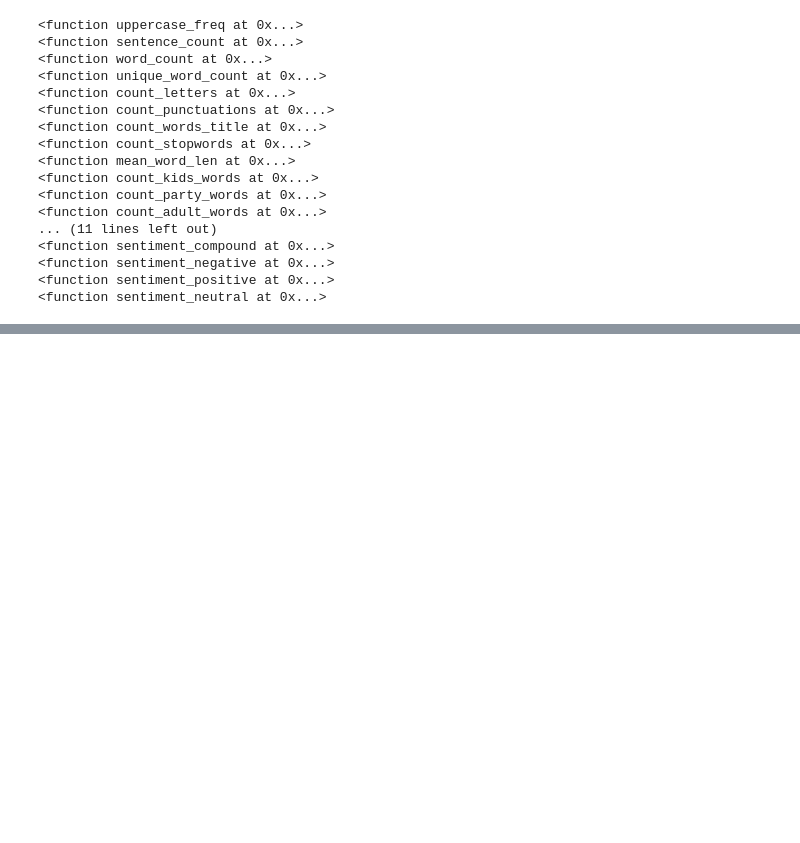
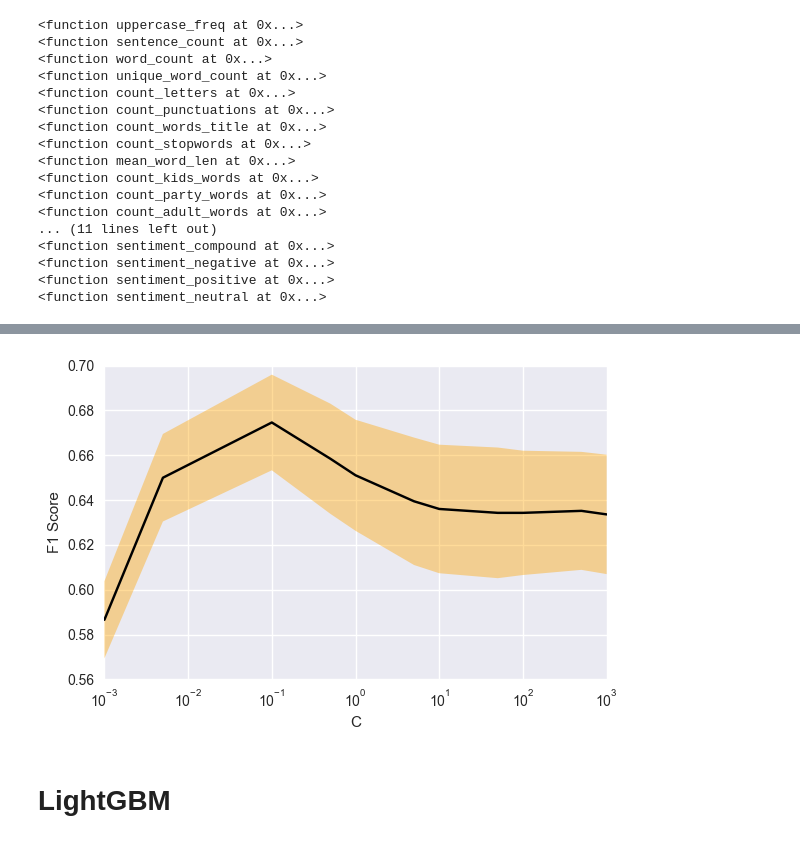
Before and after one commit to nikitabu/Playa_Events, a Jupyter notebook: Classifying Burning Man Events.ipynb, the cells around one changed output, grey strips where cells are left out. Cells and saved outputs as stored; diff of their text form; code cells hidden in the pictures; blank space fills up the shorter version.

Commit message:
all-around improvements
- improved workflow
- separated into initial feature engineering, with TFIDF, lightgbm
- added lightgbm feature importances
- added CV for LR optimization

```diff
--- a/Classifying Burning Man Events.ipynb
+++ b/Classifying Burning Man Events.ipynb
@@ -440,0 +540,10 @@ Ritual/Ceremony       0.52      0.26      0.34       513
+# %%
+#X = sparse.csr_matrix(hstack((X.toarray(), X_titles.toarray(), X_camp.toarray(), X_handFeatures,
+#                              events[days].values, events[basic_features].values)))
+
+#X = sparse.csr_matrix(hstack((X.toarray(), X_titles.toarray(), X_handFeatures, camps.toarray(),
+#                              events[days].values, events[basic_features].values)))
+
+X = sparse.csr_matrix(hstack((X.toarray(), X_handFeatures, events[days].values, events[basic_features].values)))
+
+print(shape(X))
@@ -440,0 +651,6 @@ Ritual/Ceremony       0.52      0.26      0.34       513
+# %%
+params = {'C': [0.001, 0.005, 0.1, 0.5, 1, 5, 10, 50, 100, 500, 1000]}
+
+grid = GridSearchCV(LogisticRegression(), param_grid=params, scoring='f1_micro', n_jobs=6, verbose=1, cv=10)
+
+grid.fit(X, y)
@@ -440,0 +670,26 @@ Ritual/Ceremony       0.52      0.26      0.34       513
+# %%
+fig = plt.figure(figsize=(6, 4), dpi=100);
+
+axes1 = fig.add_subplot(111);
+
+x  = [param['C'] for param in grid.cv_results_['params']]
+y  = grid.cv_results_['mean_test_score']
+dy = grid.cv_results_['std_test_score']
+
+axes1.plot(x, y, color='black', ls='-');
+
+axes1.fill_between(x, y-dy, y+dy, where=y+dy>=y-dy, facecolor='orange', interpolate=True, alpha=0.4)
+
+axes1.set_xlim(min(x), max(x))
+axes1.set_ylim(0.56, 0.7)
+axes1.set_xscale('log')
+axes1.set_xlabel('C')
+axes1.set_ylabel('F1 Score')
+#axes1.grid(False)
+#axes1.set_facecolor('white');
+
+fig.tight_layout();
+# %% [output]
+[figure, added]
+# %% [markdown]
+# LightGBM
```
Also changed, not shown: parts of 52 cells of this notebook.
